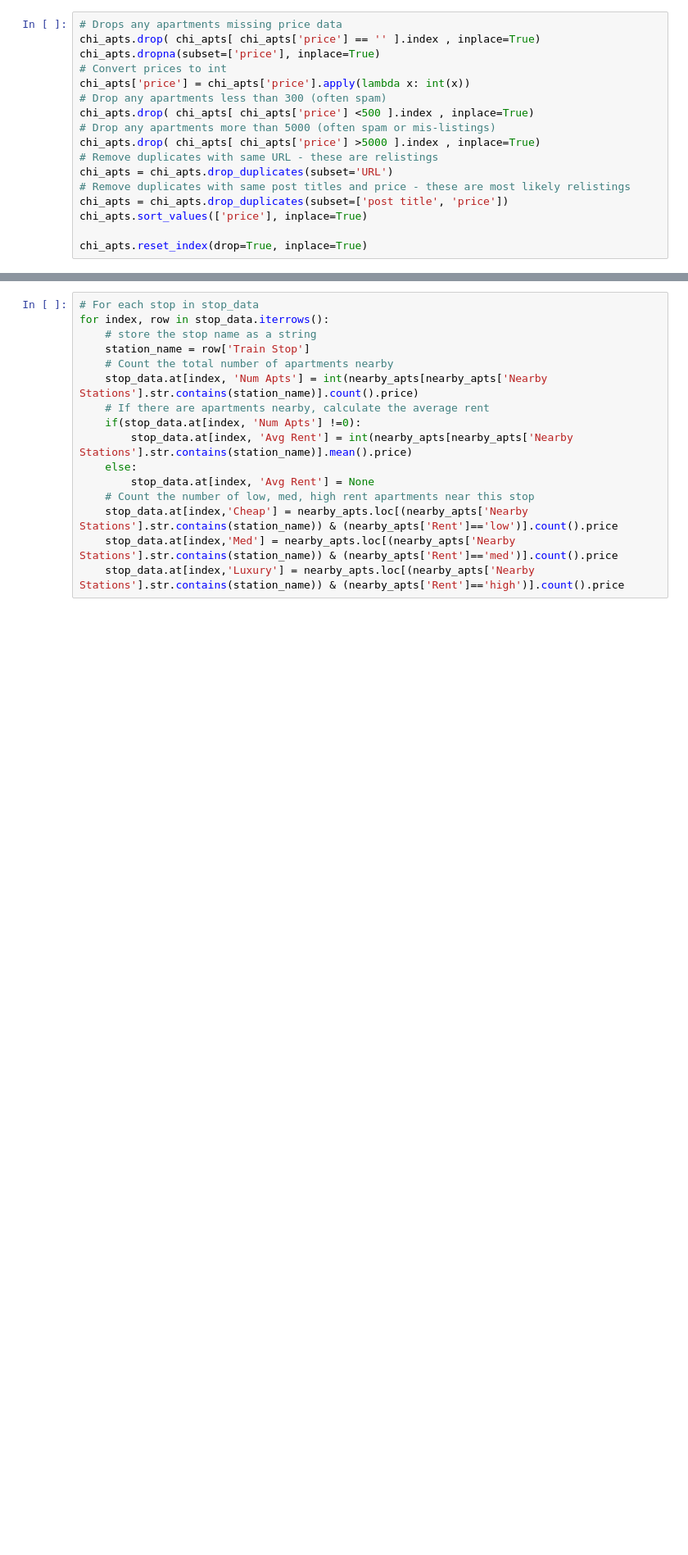
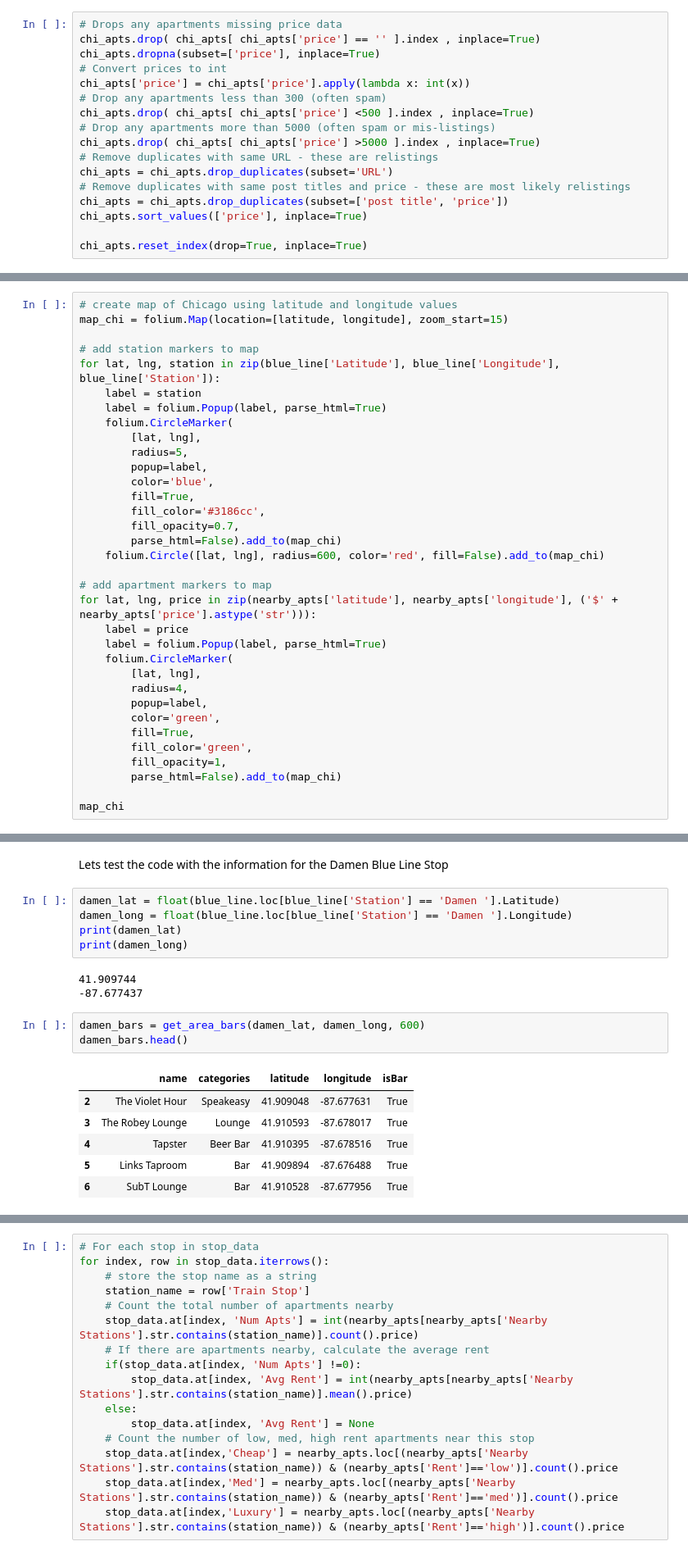
Before and after one commit to sjegoodman/IBM-Data-Science, a Jupyter notebook: CheapChicagoLiving.ipynb, the cells around one changed output, grey strips where cells are left out. Shown at 82% size. Saved outputs shown, nothing was run; the diff lists cells and outputs as text; blank space fills up the shorter version.

```diff
--- a/CheapChicagoLiving.ipynb
+++ b/CheapChicagoLiving.ipynb
@@ -452,0 +458,34 @@ Name: Rent, dtype: int64
+# %%
+# create map of Chicago using latitude and longitude values
+map_chi = folium.Map(location=[latitude, longitude], zoom_start=15)
+
+# add station markers to map
+for lat, lng, station in zip(blue_line['Latitude'], blue_line['Longitude'], blue_line['Station']):
+    label = station
+    label = folium.Popup(label, parse_html=True)
+    folium.CircleMarker(
+        [lat, lng],
+        radius=5,
+        popup=label,
+        color='blue',
+        fill=True,
+        fill_color='#3186cc',
+        fill_opacity=0.7,
+        parse_html=False).add_to(map_chi)
+    folium.Circle([lat, lng], radius=600, color='red', fill=False).add_to(map_chi)
+
+# add apartment markers to map
+for lat, lng, price in zip(nearby_apts['latitude'], nearby_apts['longitude'], ('$' + nearby_apts['price'].astype('str'))):
+    label = price
+    label = folium.Popup(label, parse_html=True)
+    folium.CircleMarker(
+        [lat, lng],
+        radius=4,
+        popup=label,
+        color='green',
+        fill=True,
+        fill_color='green',
+        fill_opacity=1,
+        parse_html=False).add_to(map_chi)
+
+map_chi
@@ -452,0 +556,20 @@ Name: Rent, dtype: int64
+# %% [markdown]
+Lets test the code with the information for the Damen Blue Line Stop
+# %%
+damen_lat = float(blue_line.loc[blue_line['Station'] == 'Damen '].Latitude)
+damen_long = float(blue_line.loc[blue_line['Station'] == 'Damen '].Longitude)
+print(damen_lat)
+print(damen_long)
+# %% [output]
+41.909744
+-87.677437
+# %%
+damen_bars = get_area_bars(damen_lat, damen_long, 600)
+damen_bars.head()
+# %% [output]
+|  | name | categories | latitude | longitude | isBar |
+| 2 | The Violet Hour | Speakeasy | 41.909048 | -87.677631 | True |
+| 3 | The Robey Lounge | Lounge | 41.910593 | -87.678017 | True |
+| 4 | Tapster | Beer Bar | 41.910395 | -87.678516 | True |
+| 5 | Links Taproom | Bar | 41.909894 | -87.676488 | True |
+| 6 | SubT Lounge | Bar | 41.910528 | -87.677956 | True |
```
Also changed, not shown: parts of 95 cells of this notebook.
